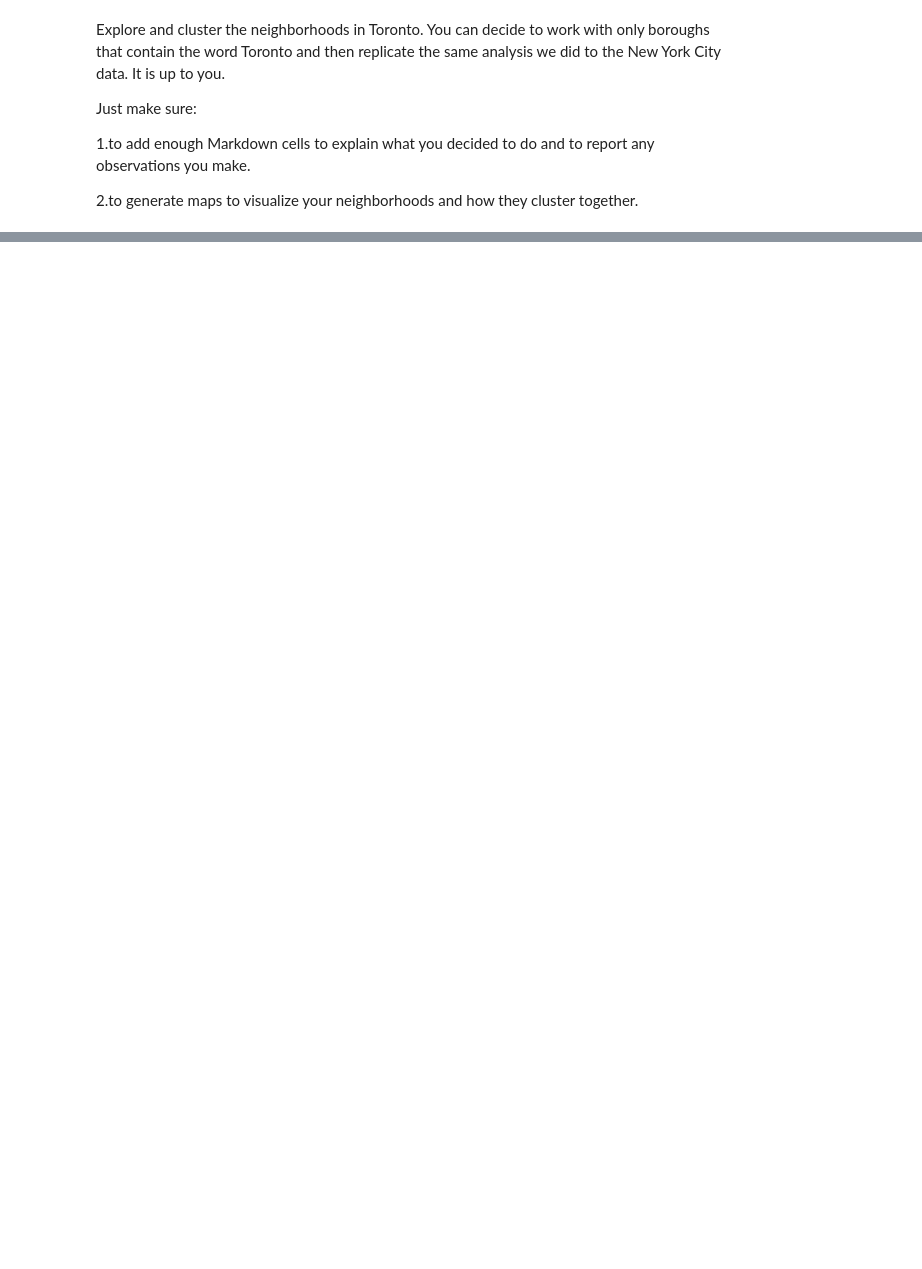
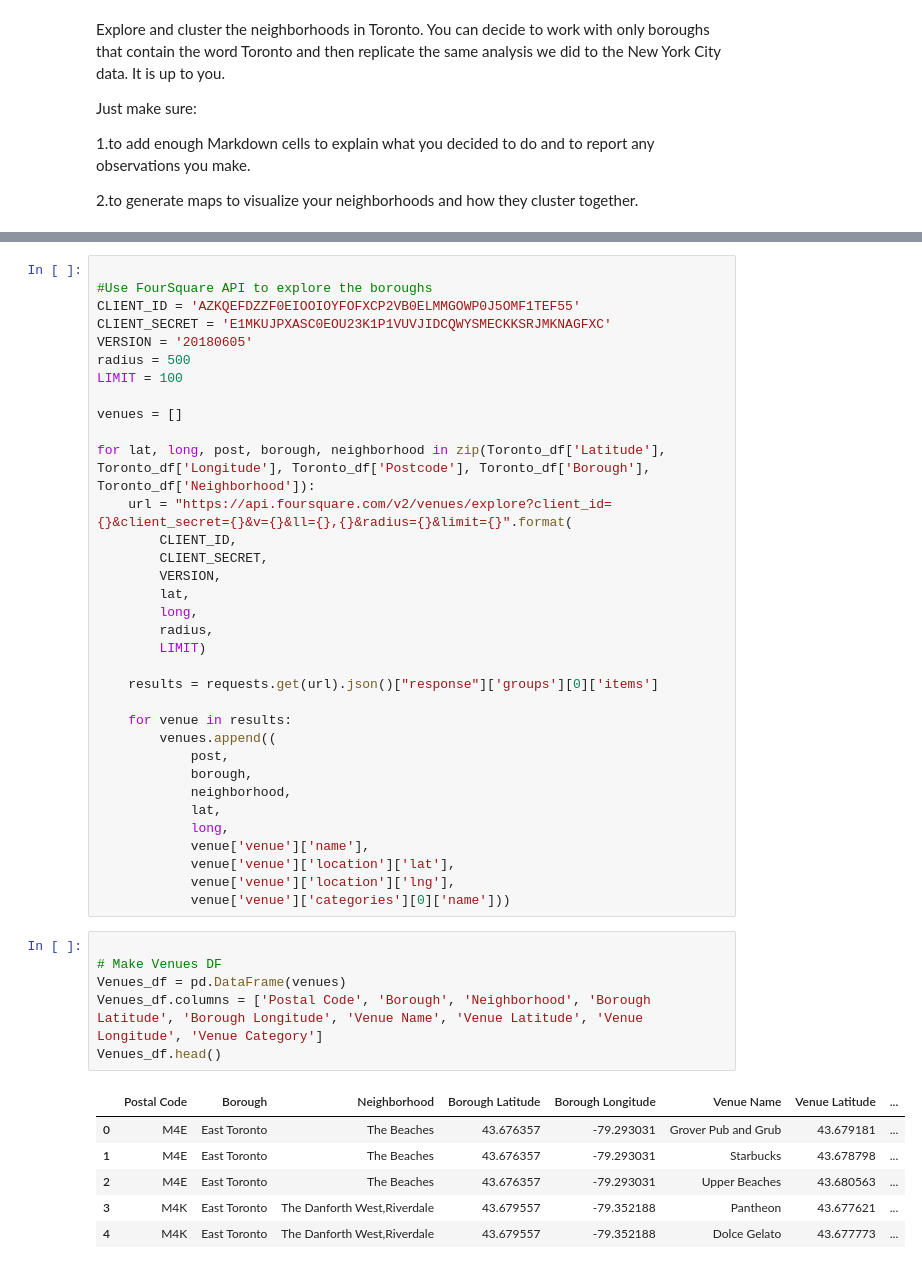
Before and after one commit to a-anakin/testlab, a Jupyter notebook: Assignment - Week 3 - Segmenting and Clustering Neighborhoods in Toronto.ipynb, the cells around one changed output, grey strips where cells are left out. Cells and saved outputs as stored; diff of their text form; blank space fills up the shorter version.

```diff
--- a/Assignment - Week 3 - Segmenting and Clustering Neighborhoods in Toronto.ipynb
+++ b/Assignment - Week 3 - Segmenting and Clustering Neighborhoods in Toronto.ipynb
@@ -108,0 +135,47 @@ Just make sure:
+# %%
+
+#Use FourSquare API to explore the boroughs
+CLIENT_ID = 'AZKQEFDZZF0EIOOIOYFOFXCP2VB0ELMMGOWP0J5OMF1TEF55'
+CLIENT_SECRET = 'E1MKUJPXASC0EOU23K1P1VUVJIDCQWYSMECKKSRJMKNAGFXC'
+VERSION = '20180605'
+radius = 500
+LIMIT = 100
+
+venues = []
+
+for lat, long, post, borough, neighborhood in zip(Toronto_df['Latitude'], Toronto_df['Longitude'], Toronto_df['Postcode'], Toronto_df['Borough'], Toronto_df['Neighborhood']):
+    url = "https://api.foursquare.com/v2/venues/explore?client_id={}&client_secret={}&v={}&ll={},{}&radius={}&limit={}".format(
+        CLIENT_ID,
+        CLIENT_SECRET,
+        VERSION,
+        lat,
+        long,
+        radius,
+        LIMIT)
+
+    results = requests.get(url).json()["response"]['groups'][0]['items']
+
+    for venue in results:
+        venues.append((
+            post,
+            borough,
+            neighborhood,
+            lat,
+            long,
+            venue['venue']['name'],
+            venue['venue']['location']['lat'],
+            venue['venue']['location']['lng'],
+            venue['venue']['categories'][0]['name']))
+# %%
+
+# Make Venues DF
+Venues_df = pd.DataFrame(venues)
+Venues_df.columns = ['Postal Code', 'Borough', 'Neighborhood', 'Borough Latitude', 'Borough Longitude', 'Venue Name', 'Venue Latitude', 'Venue Longitude', 'Venue Category']
+Venues_df.head()
+# %% [output]
+|  | Postal Code | Borough | Neighborhood | Borough Latitude | Borough Longitude | Venue Name | Venue Latitude | ... |
+| 0 | M4E | East Toronto | The Beaches | 43.676357 | -79.293031 | Grover Pub and Grub | 43.679181 | ... |
+| 1 | M4E | East Toronto | The Beaches | 43.676357 | -79.293031 | Starbucks | 43.678798 | ... |
+| 2 | M4E | East Toronto | The Beaches | 43.676357 | -79.293031 | Upper Beaches | 43.680563 | ... |
+| 3 | M4K | East Toronto | The Danforth West,Riverdale | 43.679557 | -79.352188 | Pantheon | 43.677621 | ... |
+| 4 | M4K | East Toronto | The Danforth West,Riverdale | 43.679557 | -79.352188 | Dolce Gelato | 43.677773 | ... |
```
Also changed, not shown: parts of 29 cells of this notebook.
